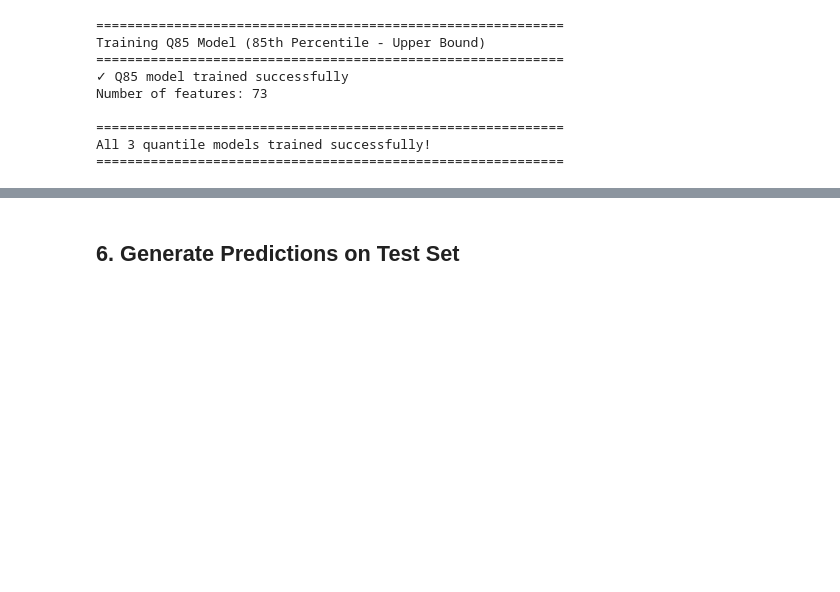
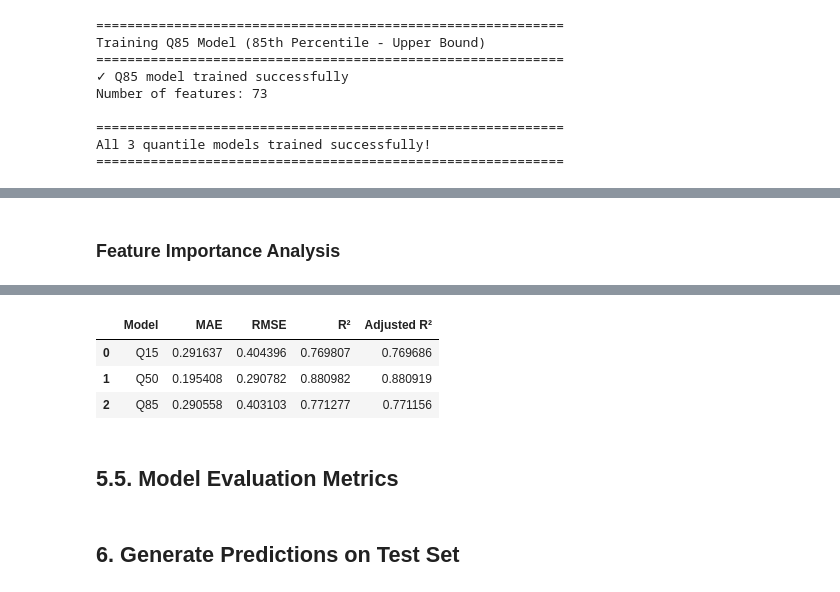
Before and after one commit to brunothefirst/car_price_prediction, a Jupyter notebook: notebooks/06_lean_model_training.ipynb, the cells around one changed output, grey strips where cells are left out. Saved outputs shown, nothing was run; the diff lists cells and outputs as text; code cells hidden in the pictures; blank space fills up the shorter version.

```diff
--- a/notebooks/06_lean_model_training.ipynb
+++ b/notebooks/06_lean_model_training.ipynb
@@ -760,0 +836,66 @@ All 3 quantile models trained successfully!
+# %% [markdown]
+### Feature Importance Analysis
+# %%
+# %% Calculate Evaluation Metrics on Test Set (80/20 Split)
+from sklearn.metrics import mean_absolute_error, mean_squared_error, r2_score
+import numpy as np
+
+print("=" * 60)
+print("MODEL EVALUATION METRICS (Out-of-Sample)")
+print("=" * 60)
+
+# Use models trained on 80% of data and evaluate on held-out 20% test set
+# This provides realistic performance estimates for unseen data
+
+# Generate predictions on test set
+y_pred_q15_test = lgb_q15.predict(X_test)
+y_pred_q50_test = lgb_q50.predict(X_test)
+y_pred_q85_test = lgb_q85.predict(X_test)
+
+# Calculate metrics for each model
+metrics_data = []
+
+for model_name, y_pred in [('Q15', y_pred_q15_test),
+                            ('Q50', y_pred_q50_test),
+                            ('Q85', y_pred_q85_test)]:
+    # MAE (Mean Absolute Error)
+    mae = mean_absolute_error(y_test_log, y_pred)
+
+    # RMSE (Root Mean Squared Error)
+    rmse = np.sqrt(mean_squared_error(y_test_log, y_pred))
+
+    # R² (R-squared)
+    r2 = r2_score(y_test_log, y_pred)
+
+    # Adjusted R² (adjusted for number of predictors)
+    n = len(y_test_log)
+    p = X_test.shape[1]
+    adj_r2 = 1 - (1 - r2) * (n - 1) / (n - p - 1)
+
+    metrics_data.append({
+        'Model': model_name,
+        'MAE': mae,
+        'RMSE': rmse,
+        'R²': r2,
+        'Adjusted R²': adj_r2
+    })
+
+# Create metrics dataframe
+metrics_df = pd.DataFrame(metrics_data)
+
+print(f"\n📊 Model Performance Metrics (Test Set - 20% holdout):")
+print("=" * 60)
+print(f"{'Model':<10} {'MAE':<12} {'RMSE':<12} {'R²':<10} {'Adj R²':<10}")
+print("-" * 60)
+for _, row in metrics_df.iterrows():
+    print(f"{row['Model']:<10} {row['MAE']:<12.4f} {row['RMSE']:<12.4f} {row['R²']:<10.4f} {row['Adjusted R²']:<10.4f}")
+print("=" * 60)
+
+print(f"\n✓ Metrics calculated for {len(metrics_data)} models")
+print(f"  Training set: {len(y_train_log):,} samples (80%)")
+print(f"  Test set: {len(y_test_log):,} samples (20%)")
+print(f"  Note: Metrics are in log scale")
+
+# Display as table
+display(metrics_df)
+# %% [output]
@@ -761,3 +919,9 @@ All 3 quantile models trained successfully!
+|  | Model | MAE | RMSE | R² | Adjusted R² |
+| 0 | Q15 | 0.291637 | 0.404396 | 0.769807 | 0.769686 |
+| 1 | Q50 | 0.195408 | 0.290782 | 0.880982 | 0.880919 |
+| 2 | Q85 | 0.290558 | 0.403103 | 0.771277 | 0.771156 |
+# %% [markdown]
+## 5.5. Model Evaluation Metrics
 # %% [markdown]
 ## 6. Generate Predictions on Test Set
 # %%
```
Also changed, not shown: parts of 3 cells of this notebook.
